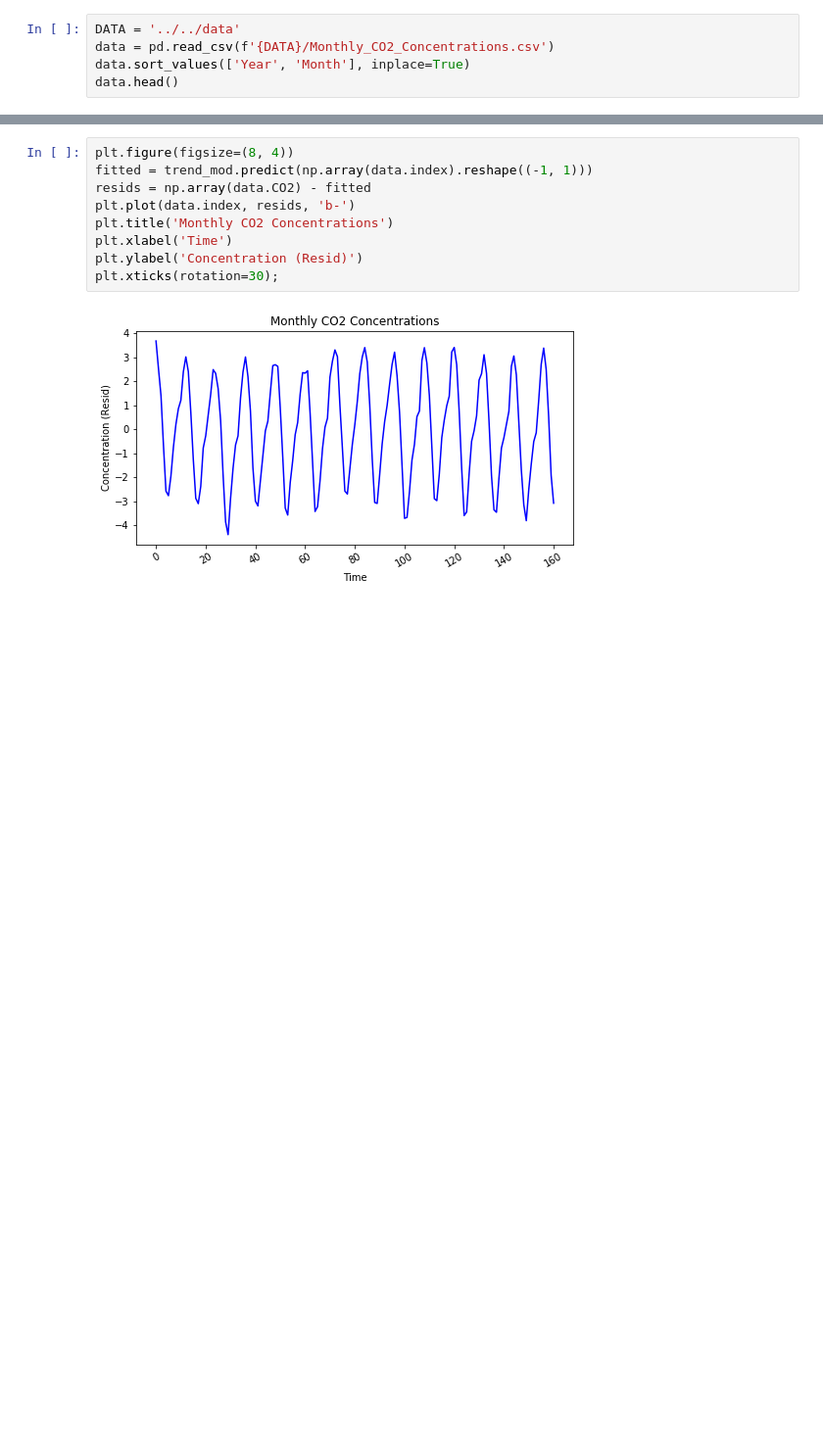
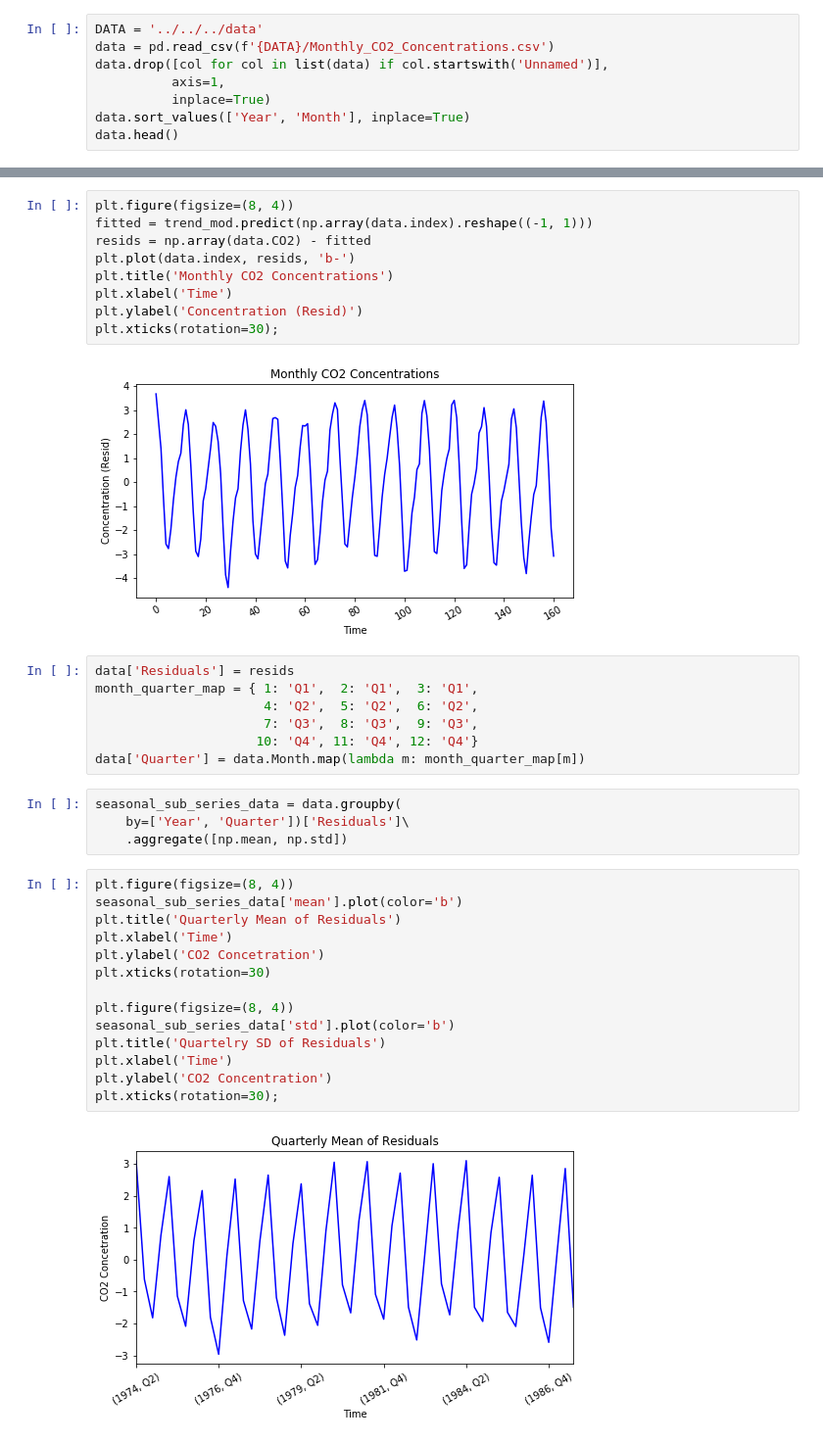
Before and after one commit to damiansp/TS, a Jupyter notebook: python/practical_TSA/01_basics/internal_structure_of_TS.py.ipynb, the cells around one changed output, grey strips where cells are left out. Shown at 98% size. Saved outputs shown, nothing was run; the diff lists cells and outputs as text; blank space fills up the shorter version.

```diff
--- a/python/practical_TSA/01_basics/internal_structure_of_TS.py.ipynb
+++ b/python/practical_TSA/01_basics/internal_structure_of_TS.py.ipynb
@@ -14,6 +24,9 @@ cmort.dat
 # %%
-DATA = '../../data'
+DATA = '../../../data'
 data = pd.read_csv(f'{DATA}/Monthly_CO2_Concentrations.csv')
+data.drop([col for col in list(data) if col.startswith('Unnamed')],
+          axis=1,
+          inplace=True)
 data.sort_values(['Year', 'Month'], inplace=True)
 data.head()
 # %% [output]
@@ -51,3 +64,30 @@ plt.ylabel('Concentration (Resid)')
 plt.xticks(rotation=30);
 # %% [output]
 [figure]
+# %%
+data['Residuals'] = resids
+month_quarter_map = { 1: 'Q1',  2: 'Q1',  3: 'Q1',
+                      4: 'Q2',  5: 'Q2',  6: 'Q2',
+                      7: 'Q3',  8: 'Q3',  9: 'Q3',
+                     10: 'Q4', 11: 'Q4', 12: 'Q4'}
+data['Quarter'] = data.Month.map(lambda m: month_quarter_map[m])
+# %%
+seasonal_sub_series_data = data.groupby(
+    by=['Year', 'Quarter'])['Residuals']\
+    .aggregate([np.mean, np.std])
+# %%
+plt.figure(figsize=(8, 4))
+seasonal_sub_series_data['mean'].plot(color='b')
+plt.title('Quarterly Mean of Residuals')
+plt.xlabel('Time')
+plt.ylabel('CO2 Concetration')
+plt.xticks(rotation=30)
+
+plt.figure(figsize=(8, 4))
+seasonal_sub_series_data['std'].plot(color='b')
+plt.title('Quartelry SD of Residuals')
+plt.xlabel('Time')
+plt.ylabel('CO2 Concentration')
+plt.xticks(rotation=30);
+# %% [output]
+[figure, added]
```
Also changed, not shown: parts of 4 cells of this notebook.
